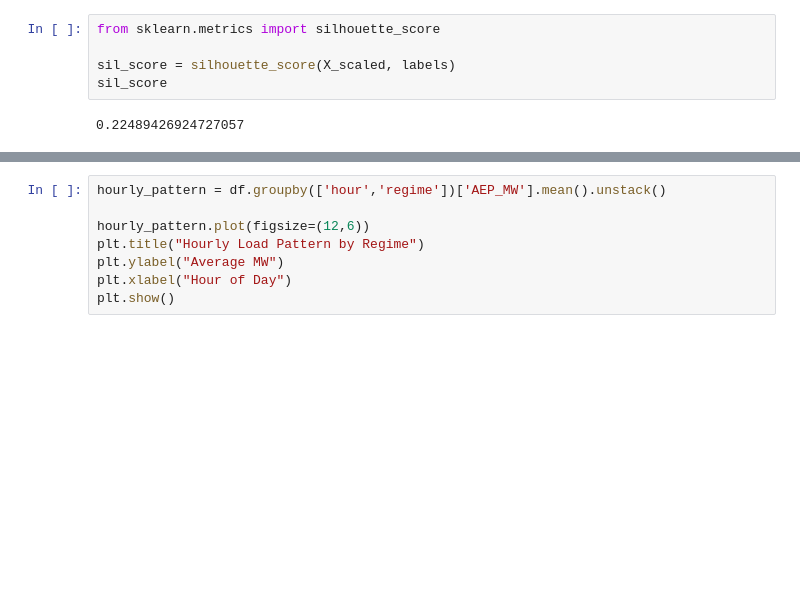
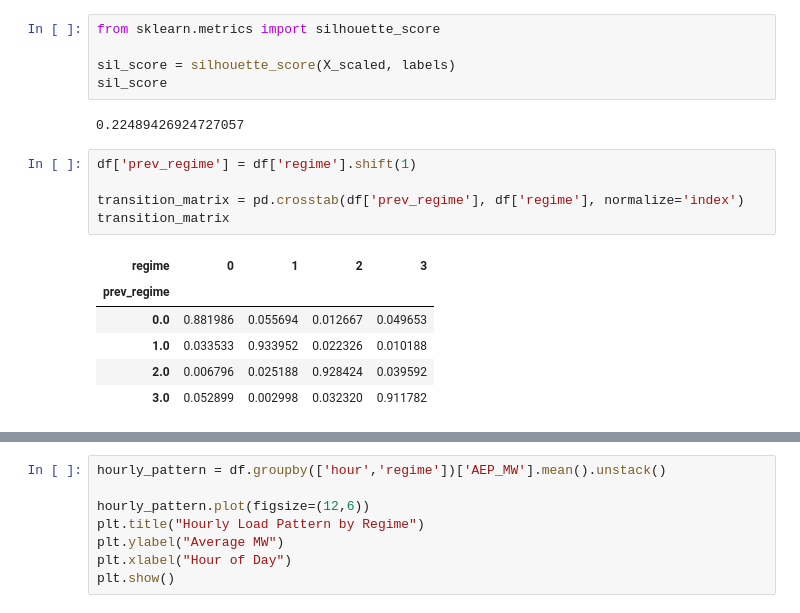
Before and after one commit to Nehemiahmageto/Car-Damage-Detection, a Jupyter notebook: new_model.ipynb, the cells around one changed output, grey strips where cells are left out. Drawn from its saved outputs; the diff is of its cells as text; blank space fills up the shorter version.

```diff
--- a/new_model.ipynb
+++ b/new_model.ipynb
@@ -191,3 +191,15 @@ sil_score = silhouette_score(X_scaled, labels)
 sil_score
 # %% [output]
 0.22489426924727057
+# %%
+df['prev_regime'] = df['regime'].shift(1)
+
+transition_matrix = pd.crosstab(df['prev_regime'], df['regime'], normalize='index')
+transition_matrix
+# %% [output]
+| regime | 0 | 1 | 2 | 3 |
+| prev_regime |  |  |  |  |
+| 0.0 | 0.881986 | 0.055694 | 0.012667 | 0.049653 |
+| 1.0 | 0.033533 | 0.933952 | 0.022326 | 0.010188 |
+| 2.0 | 0.006796 | 0.025188 | 0.928424 | 0.039592 |
+| 3.0 | 0.052899 | 0.002998 | 0.032320 | 0.911782 |
```
Also changed, not shown: parts of 1 cell of this notebook.
